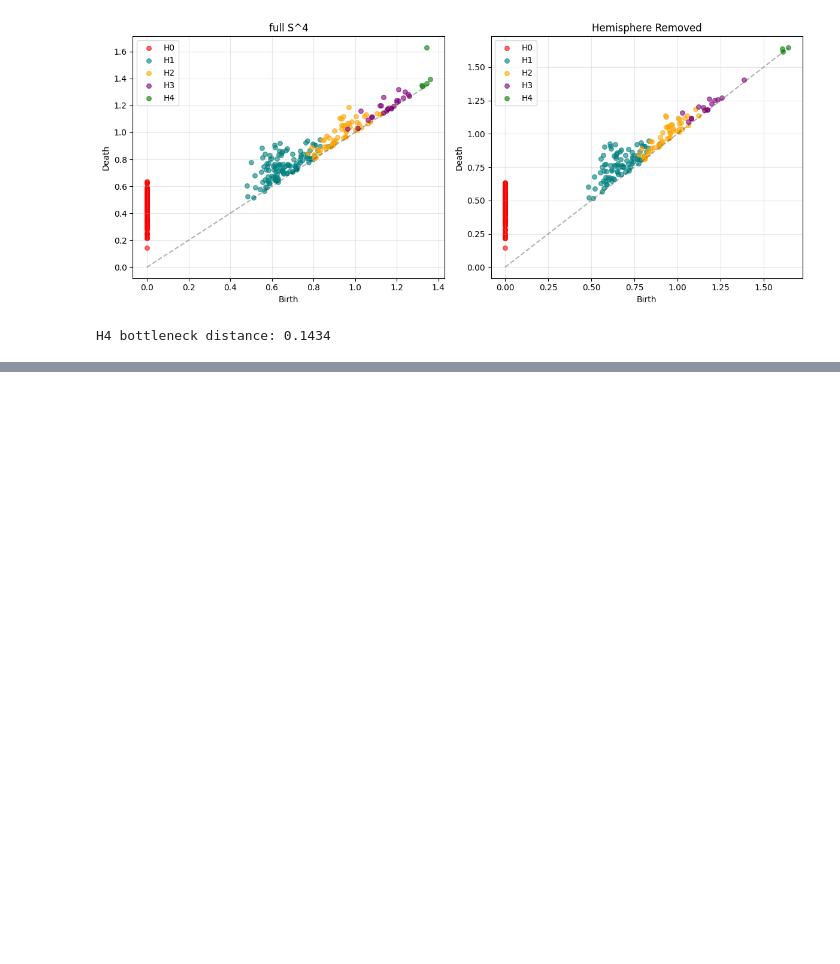
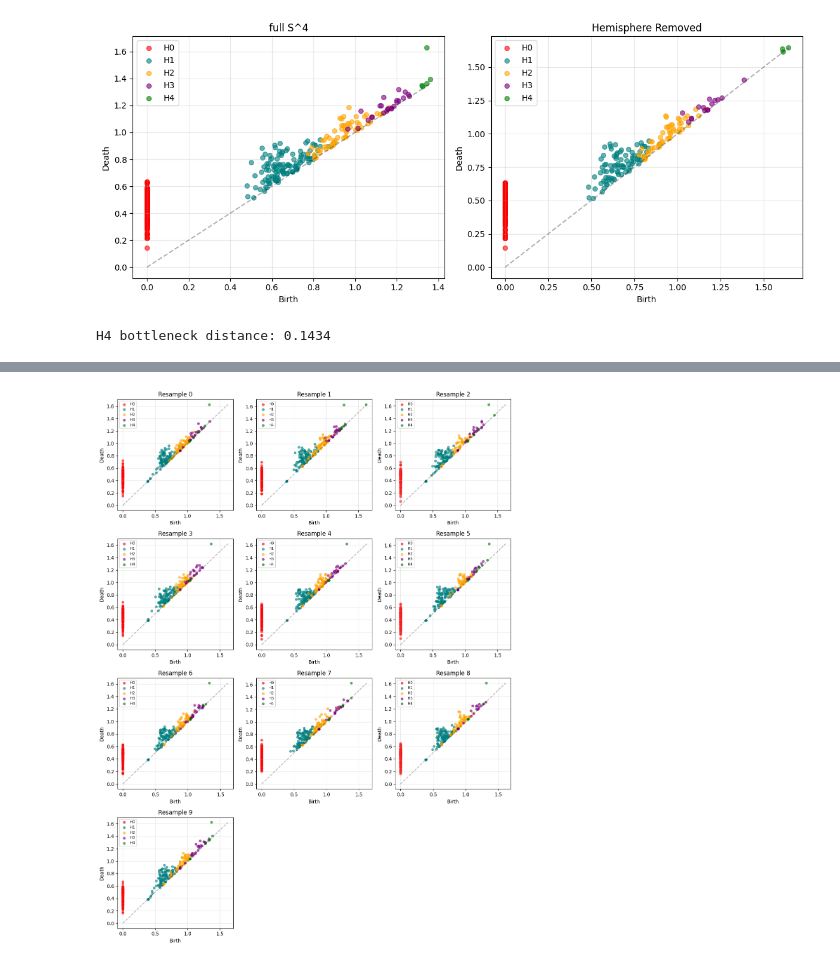
Before and after one commit to stevenpollack/weekend-tda, a Jupyter notebook: pilot.ipynb, the cells around one changed output, grey strips where cells are left out. Drawn from its saved outputs; the diff is of its cells as text; code cells hidden in the pictures; blank space fills up the shorter version.

```diff
--- a/pilot.ipynb
+++ b/pilot.ipynb
@@ -243,0 +293,34 @@ print(f"H4 noise floor (full vs full, different seeds): {noise_floor:.4f}")
+# %%
+n_cols = 3
+n_rows = (n_resamples + n_cols - 1) // n_cols
+colors = {0: 'red', 1: 'teal', 2: 'orange', 3: 'purple', 4: 'green'}
+
+fig, axes = plt.subplots(n_rows, n_cols, figsize=(12, 4 * n_rows))
+axes = axes.flatten()
+
+for idx in range(n_resamples):
+    ax = axes[idx]
+    diag = diags_resample[idx]
+    finite = diag[diag[:, 1] < np.inf]
+    max_val = finite[:, :2].max() if len(finite) > 0 else 1.0
+
+    for dim in range(d_amb):
+        d = diag[(diag[:, 2] == dim) & (diag[:, 1] < np.inf)]
+        if len(d):
+            ax.scatter(d[:, 0], d[:, 1], c=colors.get(dim, 'gray'),
+                       s=20, alpha=0.6, label=f'H{dim}')
+
+    ax.plot([0, max_val], [0, max_val], 'k--', alpha=0.3)
+    ax.set_title(f'Resample {idx}')
+    ax.set_xlabel('Birth')
+    ax.set_ylabel('Death')
+    ax.legend(fontsize=7)
+    ax.grid(True, alpha=0.3)
+
+for idx in range(n_resamples, len(axes)):
+    axes[idx].set_visible(False)
+
+plt.tight_layout()
+plt.show()
+# %% [output]
+[figure, added]
```
Also changed, not shown: parts of 3 cells of this notebook, 2 other files.
